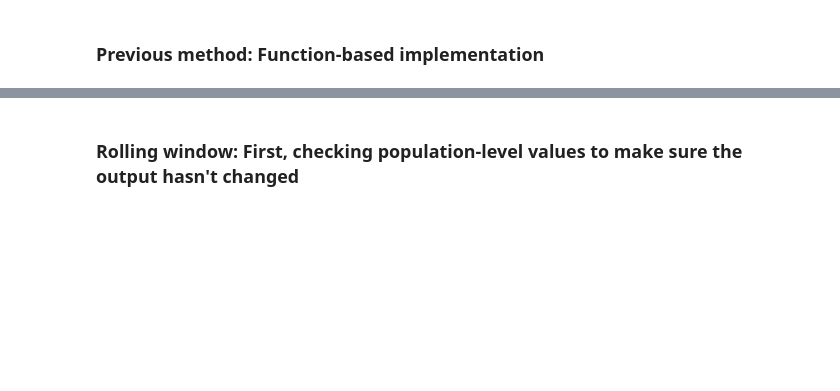
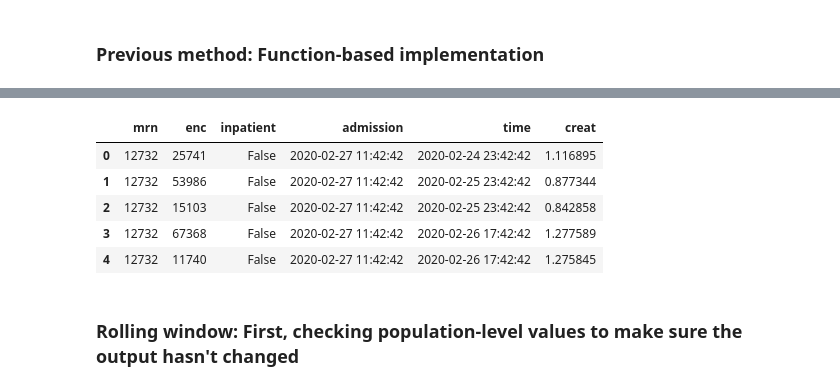
Before and after one commit to isaranwrap/StandardizingAKI, a Jupyter notebook: CreatingakiFlaggerClass.ipynb, the cells around one changed output, grey strips where cells are left out. Saved outputs shown, nothing was run; the diff lists cells and outputs as text; code cells hidden in the pictures; blank space fills up the shorter version.

```diff
--- a/CreatingakiFlaggerClass.ipynb
+++ b/CreatingakiFlaggerClass.ipynb
@@ -24,12 +21,12 @@ print('Shape:', covid_df.shape)
 print(covid_df.dtypes)
 
 df = covid_df[['mrn', 'enc', 'time', 'creat', 'age', 'sex', 'race', 'inpatient', 'admission', 'discharge']]
-df = df[:10000]
-df = df[~df.duplicated()] #The rows where the pat_enc_csn_id was lumped into enc_id become duplicates
-df = df.groupby('enc', sort=False).apply(lambda d: d.sort_values('time'))
-df = df.reset_index(drop=True)
-p = akiFlagger.returnAKIpatients(df, aki_calc_type = 'rolling_window')
-pbc=akiFlagger.returnAKIpatients(df, aki_calc_type = 'back_calculate')
+df = df[:10100]
+df = df.set_index(['enc', 'time'])[~df.index.duplicated()] #The rows where the pat_enc_csn_id was lumped into enc_id become duplicates
+df = df.groupby('enc', sort=False, as_index=False).apply(lambda d: d.sort_values('time'))
+df = df.droplevel(0).reset_index()
+#p  =akiFlagger.returnAKIpatients(df, aki_calc_type = 'rolling_window')
+#pbc=akiFlagger.returnAKIpatients(df, aki_calc_type = 'back_calculate')
 #p.head()
 # %% [output]
 Shape: (450399, 16)
@@ -436,0 +696,6 @@ class AKIFlagger:
+# %%
+flagger = AKIFlagger(rolling_window = True, back_calculate = True, creatinine = 'creat',
+                    keep_extra_cols = True)
+toy = flagger.generate_toy_data()
+toy.head()
+# %% [output]
@@ -436,0 +703,6 @@ class AKIFlagger:
+|  | mrn | enc | inpatient | admission | time | creat |
+| 0 | 12732 | 25741 | False | 2020-02-27 11:42:42 | 2020-02-24 23:42:42 | 1.116895 |
+| 1 | 12732 | 53986 | False | 2020-02-27 11:42:42 | 2020-02-25 23:42:42 | 0.877344 |
+| 2 | 12732 | 15103 | False | 2020-02-27 11:42:42 | 2020-02-25 23:42:42 | 0.842858 |
+| 3 | 12732 | 67368 | False | 2020-02-27 11:42:42 | 2020-02-26 17:42:42 | 1.277589 |
+| 4 | 12732 | 11740 | False | 2020-02-27 11:42:42 | 2020-02-26 17:42:42 | 1.275845 |
```
Also changed, not shown: parts of 21 cells of this notebook, 2 other files.
